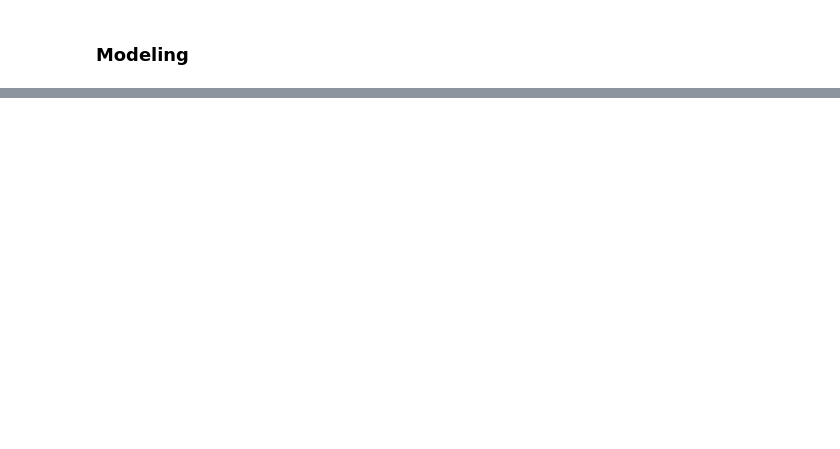
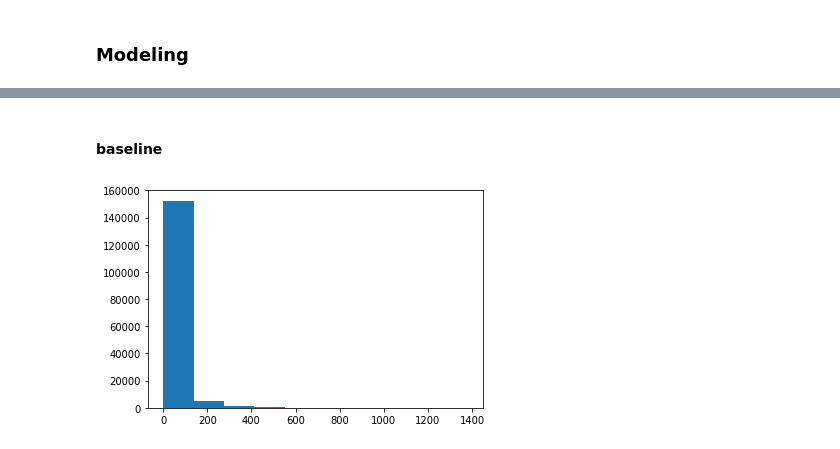
Before and after one commit to hjkim909/Toxic_Comment_Classification, a Jupyter notebook: Modeling.ipynb, the cells around one changed output, grey strips where cells are left out. Cells and saved outputs as stored; diff of their text form; code cells hidden in the pictures; blank space fills up the shorter version.

```diff
--- a/Modeling.ipynb
+++ b/Modeling.ipynb
@@ -19,8 +19,8 @@ from nltk.tokenize import word_tokenize
 from nltk.tokenize import TweetTokenizer
 from nltk.corpus import stopwords
 # %%
-train = pd.read_csv('data/train.csv')
-test = pd.read_csv('data/test.csv')
+train = pd.read_csv('train.csv')
+test = pd.read_csv('test.csv')
 # %% [markdown]
 ### cleaning
 # %%
@@ -149,0 +406,8 @@ list_tokenized_test = tokenizer.texts_to_sequences(list_sentences_test)
+# %% [markdown]
+#### baseline
+# %%
+totalNumWords = [len(one_comment) for one_comment in list_tokenized_train]
+plt.hist(totalNumWords)
+plt.show()
+# %% [output]
+[figure, added]
```
Also changed, not shown: parts of 34 cells of this notebook.
